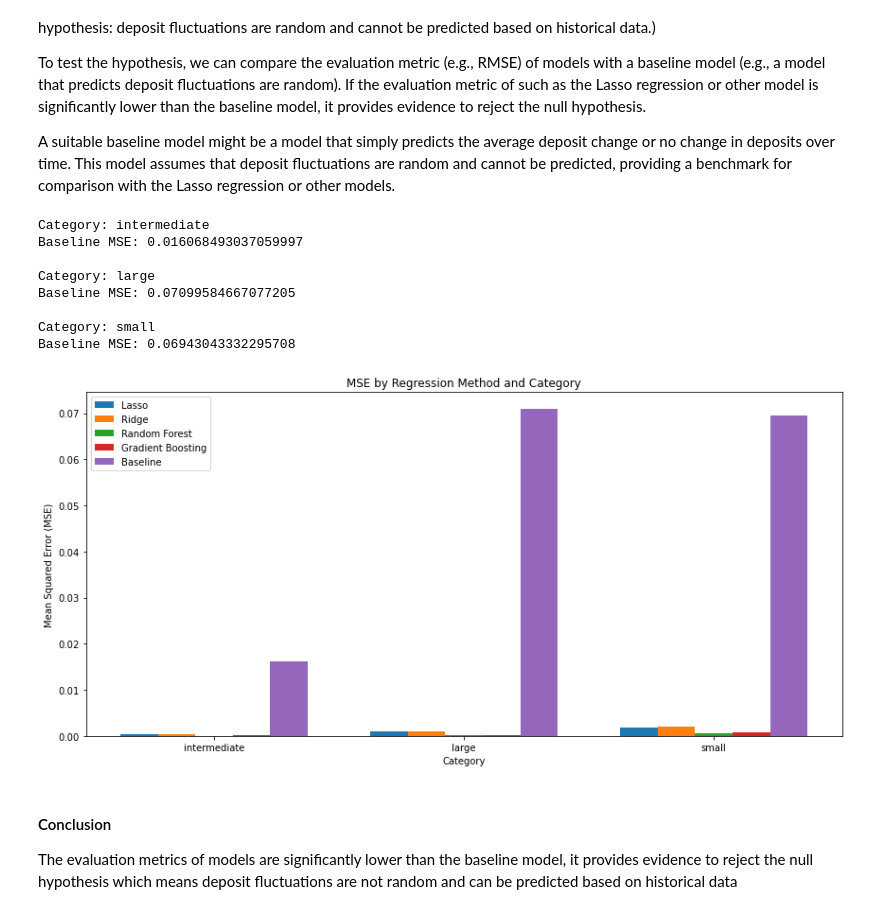
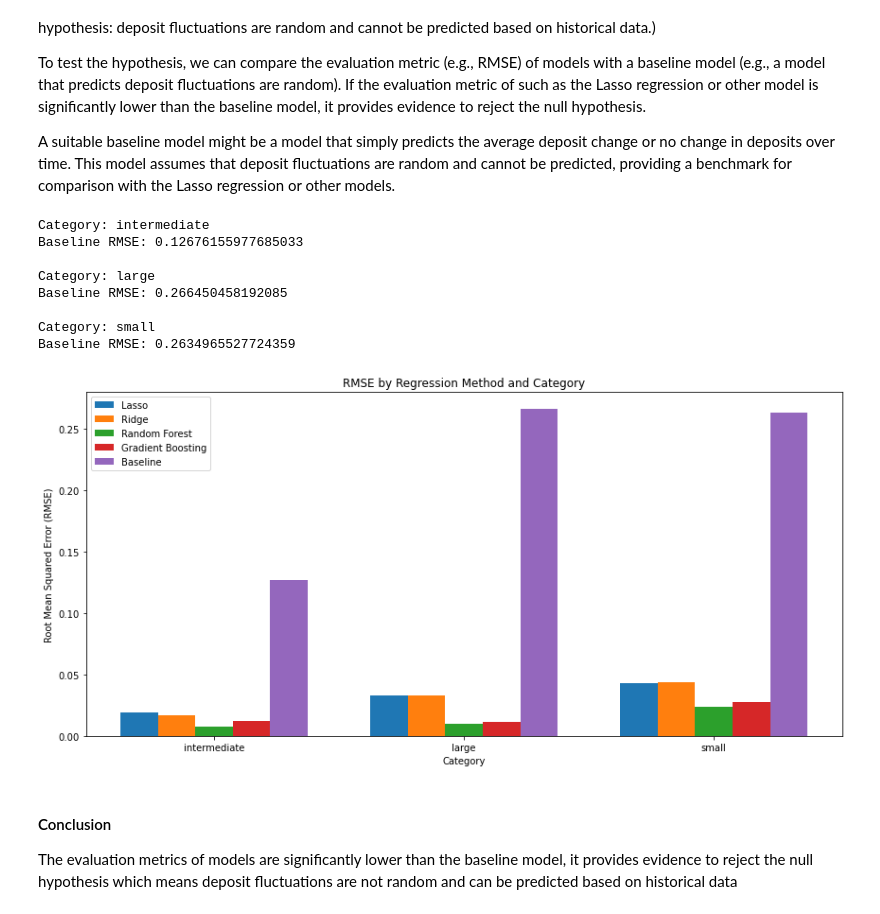
Before and after one commit to hughdingb58/deposit_size_prediction, a Jupyter notebook: Supervised_Learning.ipynb, the cells around one changed output. Cells and saved outputs as stored; diff of their text form; code cells hidden in the pictures.

```diff
--- a/Supervised_Learning.ipynb
+++ b/Supervised_Learning.ipynb
@@ -178,10 +179,10 @@ def run_ridge_ols(lagged_df, selected_features):
         best_model = grid_search.best_estimator_
         y_pred = best_model.predict(X_test)
 
-        mse = mean_squared_error(y_test, y_pred)
+        rmse = mean_squared_error(y_test, y_pred, squared=False)
         r2 = r2_score(y_test, y_pred)
 
-        best_models[category] = {'model': best_model, 'mse': mse, 'r2': r2}
+        best_models[category] = {'model': best_model, 'rmse': rmse, 'r2': r2}
 
     return best_models
 
@@ -225,10 +226,10 @@ def run_random_forest(lagged_df, selected_features):
         best_model = grid_search.best_estimator_
         y_pred = best_model.predict(X_test)
 
-        mse = mean_squared_error(y_test, y_pred)
+        rmse = mean_squared_error(y_test, y_pred, squared=False)
         r2 = r2_score(y_test, y_pred)
 
-        best_models[category] = {'model': best_model, 'mse': mse, 'r2': r2}
+        best_models[category] = {'model': best_model, 'rmse': rmse, 'r2': r2}
 
     return best_models
 
@@ -273,10 +274,10 @@ def run_gradient_boosting(lagged_df, selected_features):
         best_model = grid_search.best_estimator_
         y_pred = best_model.predict(X_test)
 
-        mse = mean_squared_error(y_test, y_pred)
+        rmse = mean_squared_error(y_test, y_pred, squared=False)
         r2 = r2_score(y_test, y_pred)
 
-        best_models[category] = {'model': best_model, 'mse': mse, 'r2': r2}
+        best_models[category] = {'model': best_model, 'rmse': rmse, 'r2': r2}
 
     return best_models
 
@@ -368,16 +369,16 @@ A suitable baseline model might be a model that simply predicts the average depo
 # %%
 # Hypothesis I
 
-def calculate_baseline_mse(lagged_df, category):
+def calculate_baseline_rmse(lagged_df, category):
     """
-    Calculate the baseline MSE for a given category.
+    Calculate the baseline RMSE for a given category.
 
     Args:
     - lagged_df (DataFrame): DataFrame containing the lagged data.
-    - category (str): Category for which to calculate the baseline MSE.
+    - category (str): Category for which to calculate the baseline RMSE.
 
     Returns:
-    - float: Baseline MSE for the given category.
+    - float: Baseline RMSE for the given category.
     """
     # Filter the DataFrame for the specified category
     category_df = lagged_df[lagged_df['category'] == category]
@@ -386,55 +387,55 @@ def calculate_baseline_mse(lagged_df, category):
     baseline_prediction = category_df['total_deposits'].mean()
 
     # Calculate the baseline MSE
-    baseline_mse = mean_squared_error(category_df['total_deposits'], [baseline_prediction] * len(category_df))
+    baseline_rmse = mean_squared_error(category_df['total_deposits'], [baseline_prediction] * len(category_df), squared=False)
 
-    return baseline_mse
+    return baseline_rmse
 
 # Calculate baseline MSE for each category
 for cat in lagged_df['category'].unique():
-    baseline_mse = calculate_baseline_mse(lagged_df, cat)
+    baseline_rmse = calculate_baseline_rmse(lagged_df, cat)
     print(f"Category: {cat}")
-    print(f"Baseline MSE: {baseline_mse}")
+    print(f"Baseline RMSE: {baseline_rmse}")
     print()
 # %% [output]
 Category: intermediate
-Baseline MSE: 0.016068493037059997
+Baseline RMSE: 0.12676155977685033
 
 Category: large
-Baseline MSE: 0.07099584667077205
+Baseline RMSE: 0.266450458192085
 
 Category: small
-Baseline MSE: 0.06943043332295708
+Baseline RMSE: 0.2634965527724359
 # %%
 # Results from the four regression methods for "mse"
 categories = lagged_df['category'].unique()
 mse_values = {
-    'Lasso': [best_models_lasso[cat]['mse'] for cat in categories],
-    'Ridge': [best_models_ridge[cat]['mse'] for cat in categories],
-    'Random Forest': [best_models_random_forest[cat]['mse'] for cat in categories],
-    'Gradient Boosting': [best_models_gradient_boosting[cat]['mse'] for cat in categories],
-    'Baseline': [calculate_baseline_mse(lagged_df, cat) for cat in categories]
+    'Lasso': [best_models_lasso[cat]['rmse'] for cat in categories],
+    'Ridge': [best_models_ridge[cat]['rmse'] for cat in categories],
+    'Random Forest': [best_models_random_forest[cat]['rmse'] for cat in categories],
+    'Gradient Boosting': [best_models_gradient_boosting[cat]['rmse'] for cat in categories],
+    'Baseline': [calculate_baseline_rmse(lagged_df, cat) for cat in categories]
 }
 
 # Create bar chart for MSE
 fig, ax = plt.subplots(figsize=(12, 6))
 bar_width = 0.15
 index = np.arange(len(categories))
 
 for i, (method, mse) in enumerate(mse_values.items()):
     ax.bar(index + i * bar_width, mse, bar_width, label=method)
 
 ax.set_xlabel('Category')
-ax.set_ylabel('Mean Squared Error (MSE)')
-ax.set_title('MSE by Regression Method and Category')
+ax.set_ylabel('Root Mean Squared Error (RMSE)')
+ax.set_title('RMSE by Regression Method and Category')
 ax.set_xticks(index + 2 * bar_width)
 ax.set_xticklabels(categories)
 ax.legend()
 
 plt.tight_layout()
 plt.show()
 # %% [output]
-[figure, old version]
+[figure, new version]
 # %% [markdown]
 #### Conclusion
 The evaluation metrics of models are significantly lower than the baseline model, it provides evidence to reject the null hypothesis which means deposit fluctuations are not random and can be predicted based on historical data
```
Also changed, not shown: parts of 9 cells of this notebook.
